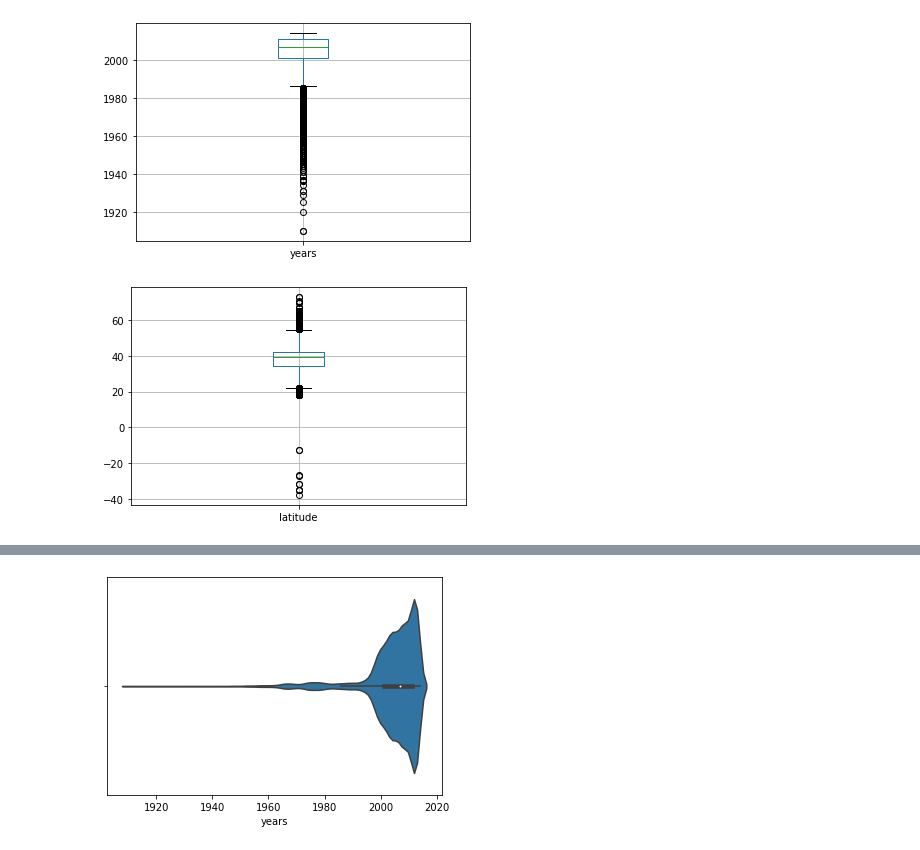
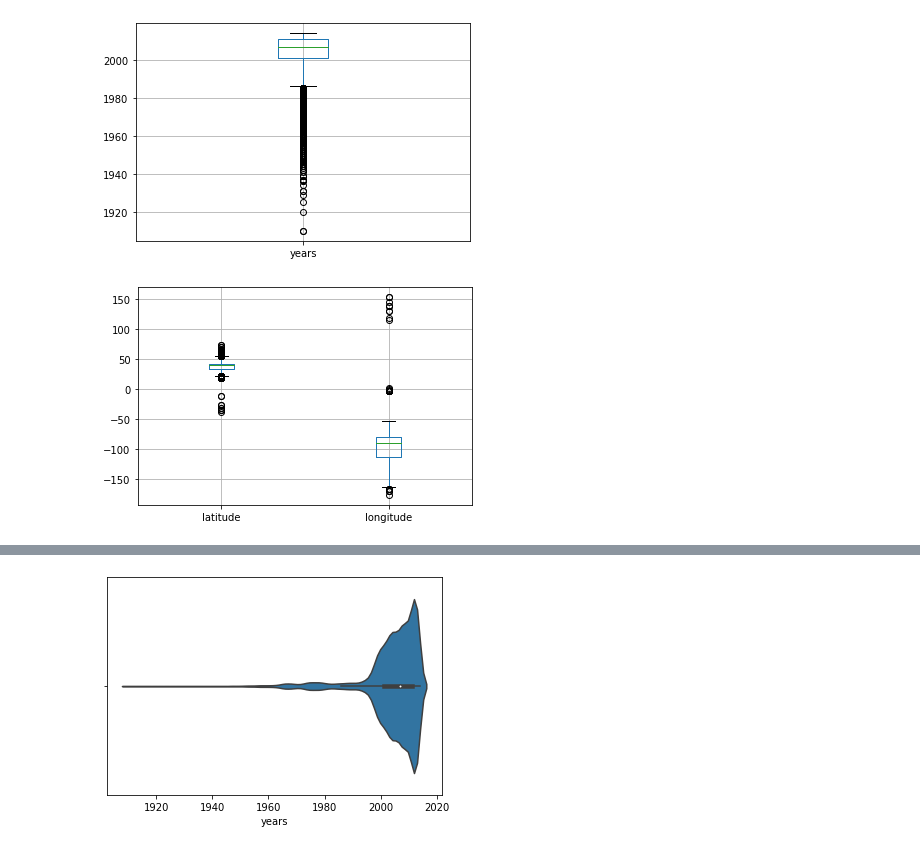
Before and after one commit to ElenaCerezoSwing/visualizing-real-world-data-project, a Jupyter notebook: Methods/main.ipynb, the cells around one changed output, grey strips where cells are left out. Drawn from its saved outputs; the diff is of its cells as text; code cells hidden in the pictures.

```diff
--- a/Methods/main.ipynb
+++ b/Methods/main.ipynb
@@ -45,6 +50,6 @@ get_boxplot(ufo2, 'years')
 # %% [output]
 [figure]
 # %%
-get_boxplot(ufo2, 'latitude')
+get_boxplot(ufo2, ['latitude','longitude'])
 # %% [output]
-[figure, old version]
+[figure, new version]
```
Also changed, not shown: parts of 7 cells of this notebook, 2 other files.
